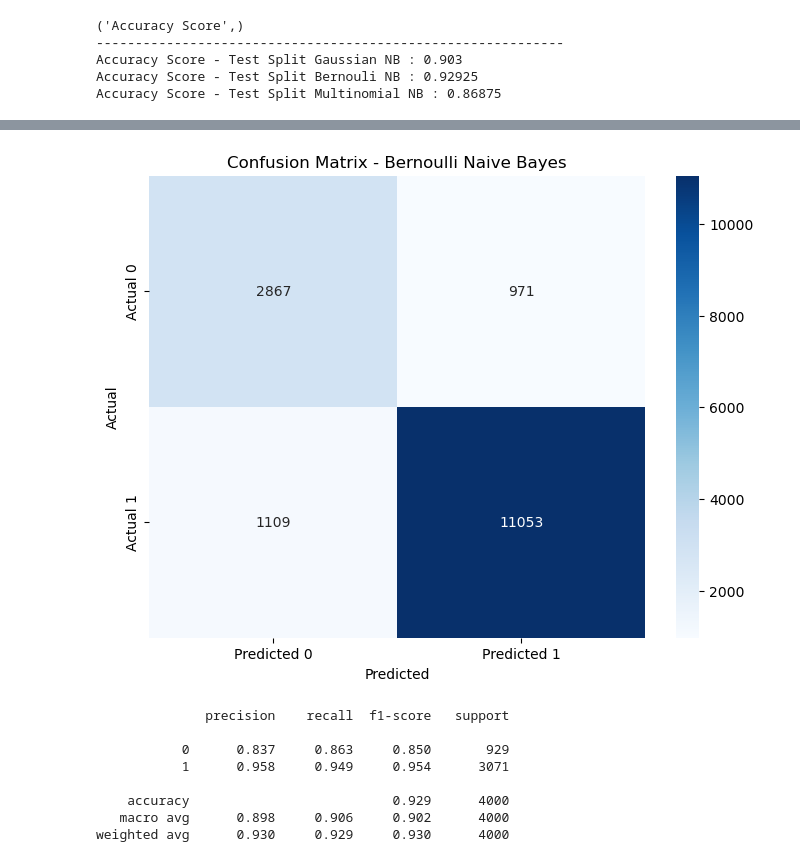
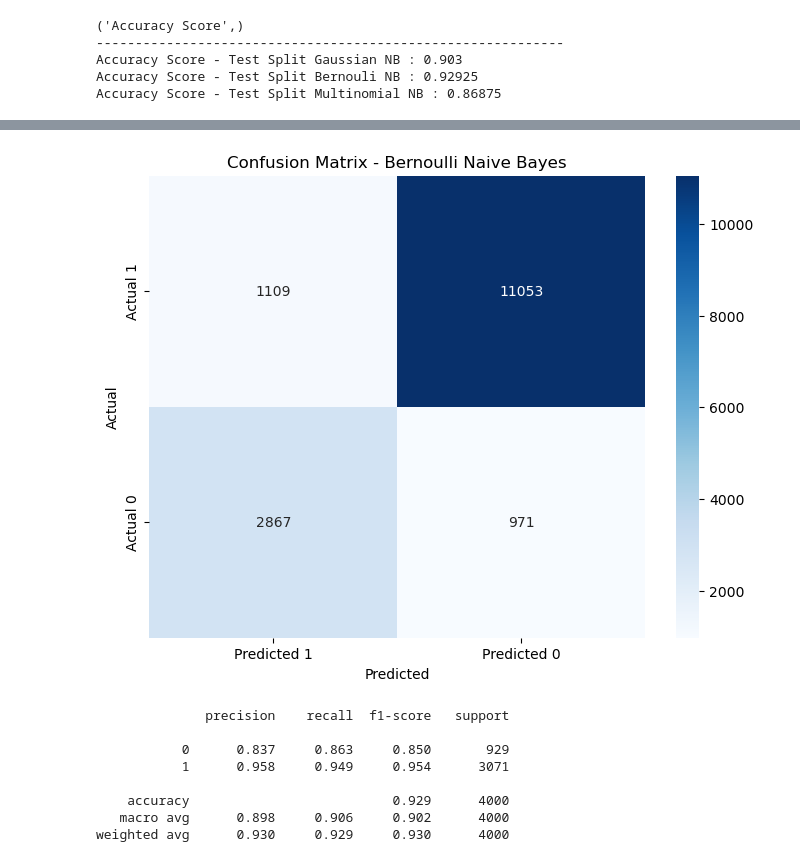
Before and after one commit to avimallik/amazon_reviews_sentiment_analysis_naive_bayes, a Jupyter notebook: amazon_reviews_sentiment_analysis_naive_bayes.ipynb, the cells around one changed output, grey strips where cells are left out. Saved outputs shown, nothing was run; the diff lists cells and outputs as text; code cells hidden in the pictures.

```diff
--- a/amazon_reviews_sentiment_analysis_naive_bayes.ipynb
+++ b/amazon_reviews_sentiment_analysis_naive_bayes.ipynb
@@ -338,8 +340,8 @@ def plot_confusion(cm, title):
         annot=True,
         fmt='d',
         cmap='Blues',
-        xticklabels=['Predicted 0', 'Predicted 1'],
-        yticklabels=['Actual 0', 'Actual 1']
+        xticklabels=['Predicted 1', 'Predicted 0'],
+        yticklabels=['Actual 1', 'Actual 0']
     )
     plt.xlabel('Predicted')
     plt.ylabel('Actual')
@@ -358,8 +362,9 @@ plot_confusion(cm_multinomial, 'Confusion Matrix - Multinomial Naive Bayes')
 # %%
 cm_bernoulli = confusion_matrix(y_train, ypred_training_bernouli)
-plot_confusion(cm_bernoulli, 'Confusion Matrix - Bernoulli Naive Bayes')
+cm_flip = cm_bernoulli[::-1]
+plot_confusion(cm_flip, 'Confusion Matrix - Bernoulli Naive Bayes')
 # %% [output]
-[figure, old version]
+[figure, new version]
 # %%
 print(classification_report(y_test, model.bernouli_model.predict(x_test), digits=3))
 # %% [output]
```
Also changed, not shown: parts of 4 cells of this notebook, 11 other files.
